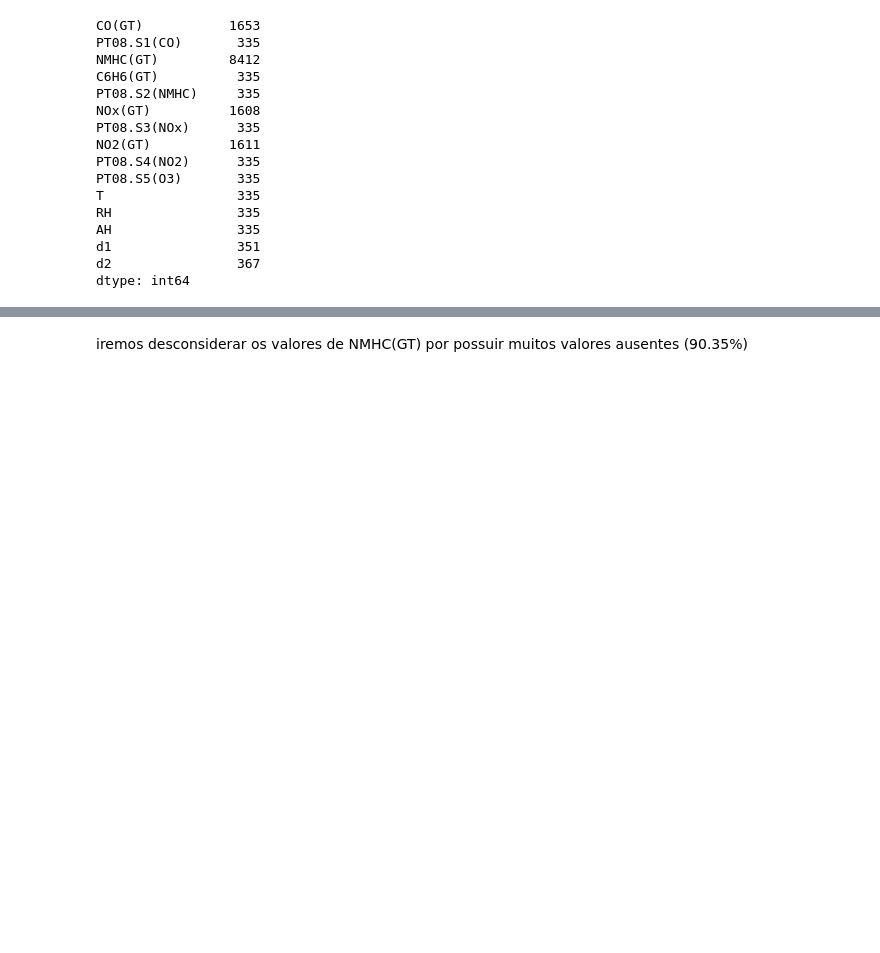
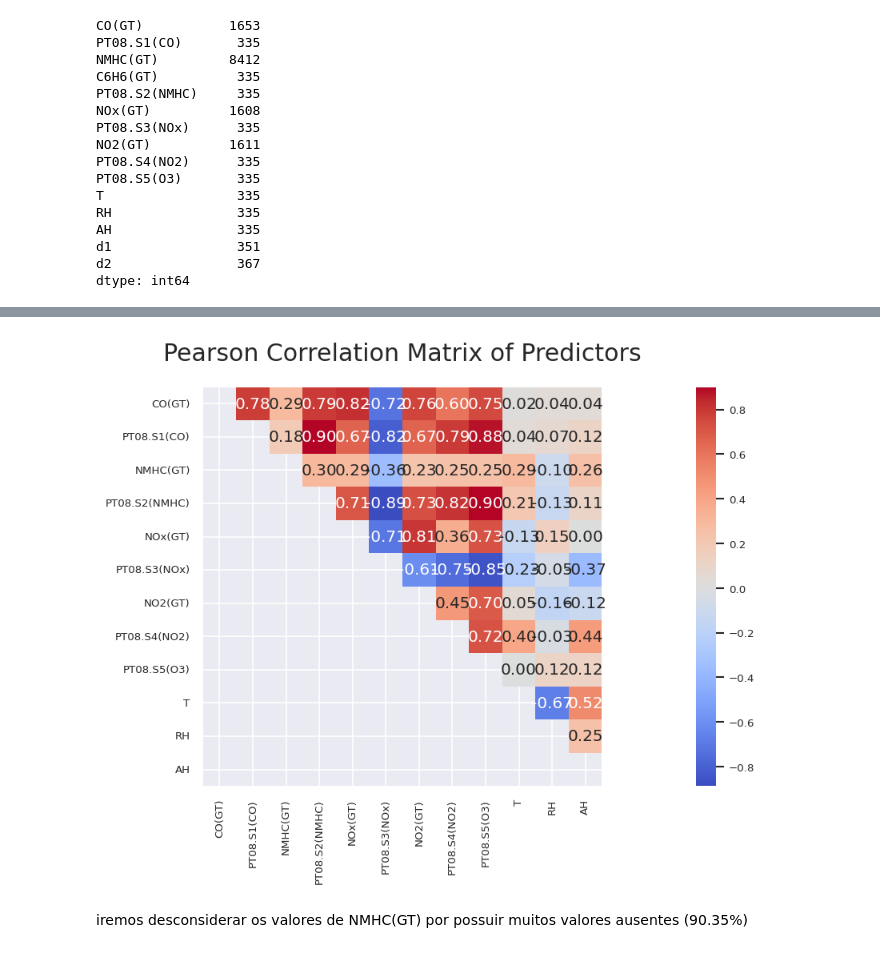
Before and after one commit to diego-nac/ica-homeworks, a Jupyter notebook: homework2/code.ipynb, the cells around one changed output, grey strips where cells are left out. Cells and saved outputs as stored; diff of their text form; code cells hidden in the pictures; blank space fills up the shorter version.

```diff
--- a/homework2/code.ipynb
+++ b/homework2/code.ipynb
@@ -272,0 +297,9 @@ dtype: int64
+# %%
+X, y = build_feature_target_matrices(air_quality, TARGET_COL)
+X_train, X_test, y_train, y_test = time_train_test_split(
+    X,
+    y,
+    train_size=PER_TRAIN / 100
+)
+
+X_train.shape, X_test.shape, y_train.shape, y_test.shape
@@ -272,0 +308,25 @@ dtype: int64
+# %%
+def log_zscore_fit_transform(X_train, X_test):
+    X_train_trans = pd.DataFrame(index=X_train.index)
+    X_test_trans = pd.DataFrame(index=X_test.index)
+    params = {}
+    for col in X_train.columns:
+        train_col = X_train[col].astype(float)
+        test_col = X_test[col].astype(float)
+        min_val = train_col.min()
+        if min_val <= 0:
+            shift = 1.0 - min_val
+        else:
+            shift = 0.0
+        train_log = np.log1p(train_col + shift)
+        test_log = np.log1p(test_col + shift)
+        mean = train_log.mean()
+        std = train_log.std(ddof=0)
+        X_train_trans[col] = (train_log - mean) / std
+        X_test_trans[col] = (test_log - mean) / std
+        params[col] = {"shift": shift, "mean": mean, "std": std}
+    return X_train_trans, X_test_trans, params
+# %%
+X_train_z, X_test_z, log_z_params = log_zscore_fit_transform(X_train, X_test)
+
+X_train_z.describe().T.head()
@@ -273,3 +363,15 @@ dtype: int64
+# %%
+
+corr_predictors = X_train_z.corr(method="pearson")
+
+mask = np.tril(np.ones_like(corr_predictors, dtype=bool))
+sns.heatmap(corr_predictors, annot=True, fmt=".2f", cmap="coolwarm", square=True, mask=mask)
+plt.title("Pearson Correlation Matrix of Predictors")
+plt.tight_layout()
+savefig("predictors_correlation_matrix")
+plt.show()
+# %% [output]
+[figure, added]
 # %% [markdown]
 iremos desconsiderar os valores de NMHC(GT)	por possuir muitos valores ausentes (90.35%)
 # %% [markdown]
```
Also changed, not shown: parts of 9 cells of this notebook, 1 other file.
